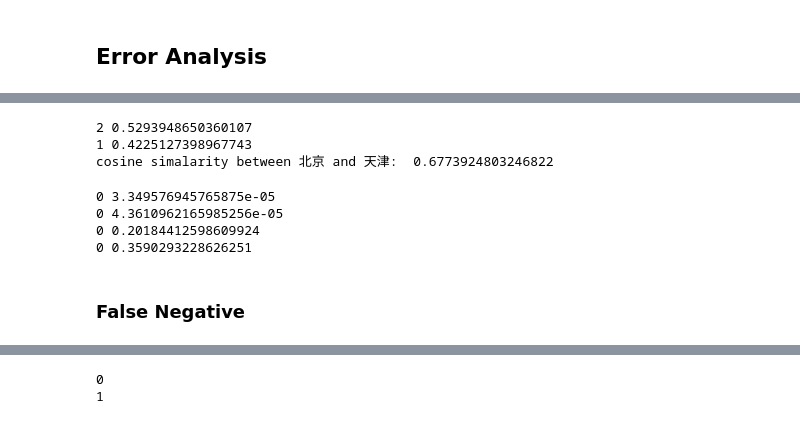
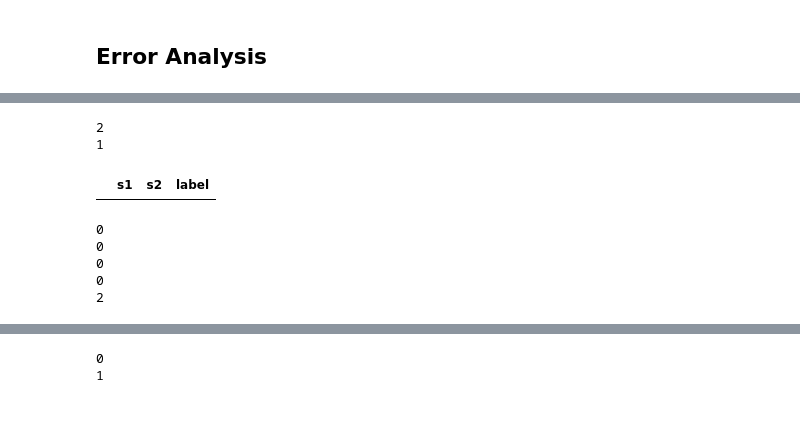
Before and after one commit to tingchunyeh/Sentence-Sim, a Jupyter notebook: Models_Evaluation.ipynb, the cells around one changed output, grey strips where cells are left out. Drawn from its saved outputs; the diff is of its cells as text; code cells hidden in the pictures.

```diff
--- a/Models_Evaluation.ipynb
+++ b/Models_Evaluation.ipynb
@@ -513,31 +487,33 @@ cosine simalarity between 电视 and 热水器:  0.32491392565822147
 # %%
 s1 = "我 想 把 地址 改 到 北京"
-s2 = "地址 能 改 北京"
-s3 = "地址 能 改 天津"
-print(test_onePair([s1], [s2]), score_onePair([s1], [s2]))
-print(test_onePair([s1], [s3]), score_onePair([s1], [s3]))
-print("cosine simalarity between 北京 and 天津: ", cosine_similarity([wv['北京']], [wv['天津']])[0][0])
+s2 = "地址 能 改 到 北京"
+s3 = "地址 能 改 到 天津"
+print(test_onePair([s1], [s2]))
+print(test_onePair([s1], [s3]))
 # %% [output]
-2 0.5293948650360107
-1 0.4225127398967743
-cosine simalarity between 北京 and 天津:  0.6773924803246822
+2
+1
+# %%
+train_df [ (train_df['s1']=="地址 能 改 到 北京") | (train_df['s1']=="地址 能 改到 北京 吗") ]
+# %% [output]
+|  | s1 | s2 | label |
 # %%
 s1 = "我 把 地址 改 到 北京"
-s2 = "我 能 把 改 热水器"
+s2 = "能 推荐 热水器"
 s3 = "我 退货"
 s4 = "可以 改 退货 地址"
 s6 = "我 改 退货 地址"
 
-print(test_onePair([s1], [s2]), score_onePair([s1], [s2]))
-print(test_onePair([s1], [s3]), score_onePair([s1], [s3]))
-print(test_onePair([s1], [s4]), score_onePair([s1], [s4]))
-print(test_onePair([s1], [s6]), score_onePair([s1], [s6]))
+print(test_onePair([s1], [s2]))
+print(test_onePair([s1], [s3]))
+print(test_onePair([s1], [s4]))
+print(test_onePair([s1], [s6]))
+print(test_onePair([s4], [s6]))
 # %% [output]
-0 3.349576945765875e-05
-0 4.3610962165985256e-05
-0 0.20184412598609924
-0 0.3590293228626251
+0
+0
+0
+0
+2
-# %% [markdown]
-### False Negative
 # %%
 inds = np.where((eval_labels==0) & (dev['label']==2))[0]
```
Also changed, not shown: parts of 28 cells of this notebook, 10 other files.
